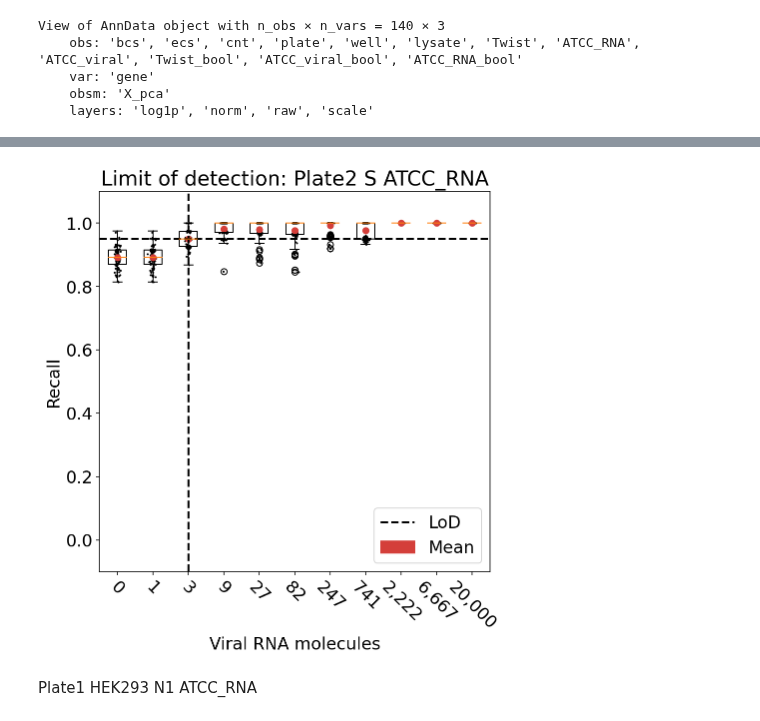
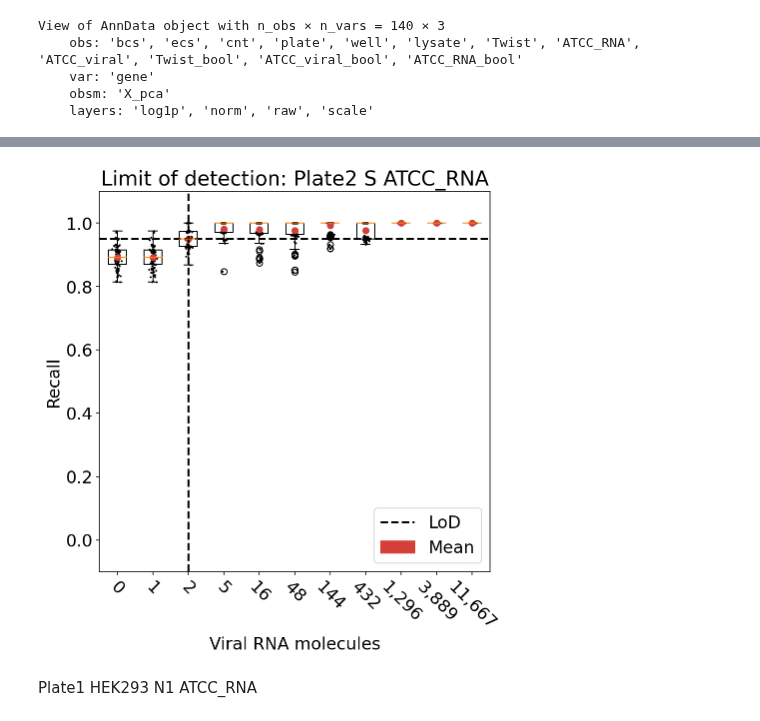
Before and after one commit to pachterlab/BLCSBGLKP_2020, a Jupyter notebook: notebooks/lod_fda.ipynb, the cells around one changed output, grey strips where cells are left out. Cells and saved outputs as stored; diff of their text form; code cells hidden in the pictures.

```diff
--- a/notebooks/lod_fda.ipynb
+++ b/notebooks/lod_fda.ipynb
@@ -277,31 +268,31 @@ Wall time: 7.07 s
 # %%
 fig, ax = plt.subplots(figsize=(7,7))
-
+x = unique[:-1]
 xlabels = unique[:-1]
 xidx = np.arange(xlabels.shape[0])
 y = r
 
 bplot(xidx, y, ax)
 
 approved = np.where(np.array(r).mean(axis=1)>=0.95)[0][0]
 ax.axvline(x=xidx[approved],linestyle="--", linewidth=2, color="k")
 lod = ax.axhline(y=0.95, linestyle="--", linewidth=2, color="k", label="LoD")
 
 fmt = lambda x: "{:,.0f}".format(x)
 ax.set_xticklabels([fmt(i) for i in x], ha="center", rotation=-45)
 ax.set_xlabel("Viral RNA molecules")
 ax.set_ylabel("Recall")
 ax.set_ylim((-0.1, 1.1))
 ax.legend()
 
 mean = mpatches.Patch(color="#D43F3A", label='Mean')
 ax.legend(handles=[lod, mean])
 ax.set_title("Limit of detection: {} {} {}".format(*exp))
 #plt.savefig("./figs/recall_{}_{}_{}.png".format(*exp),bbox_inches='tight', dpi=300)
 
 plt.show()
 # %% [output]
-[figure, old version]
+[figure, new version]
 # %% [markdown]
 Plate1	HEK293	N1	ATCC_RNA
 # %%
```
Also changed, not shown: parts of 10 cells of this notebook.
